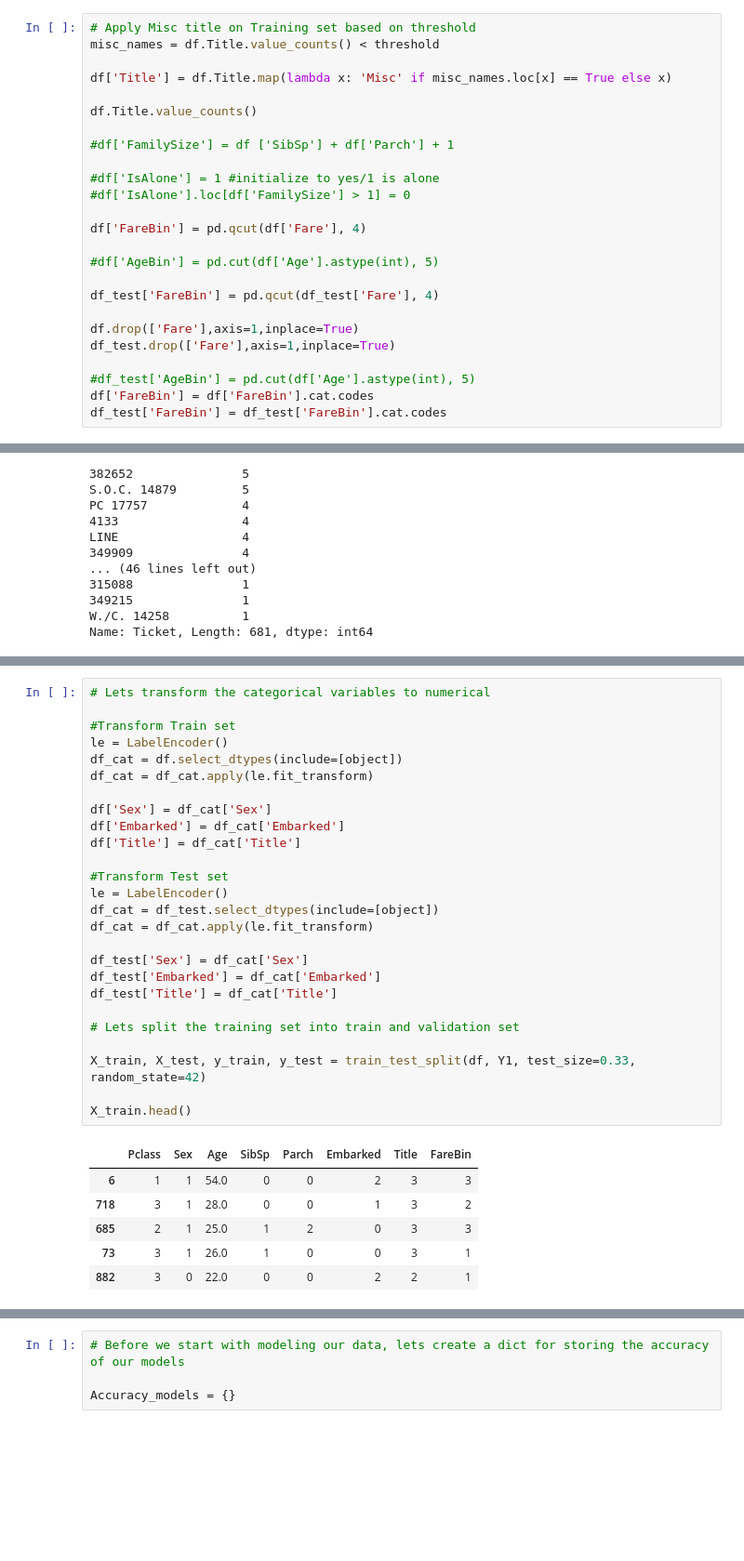
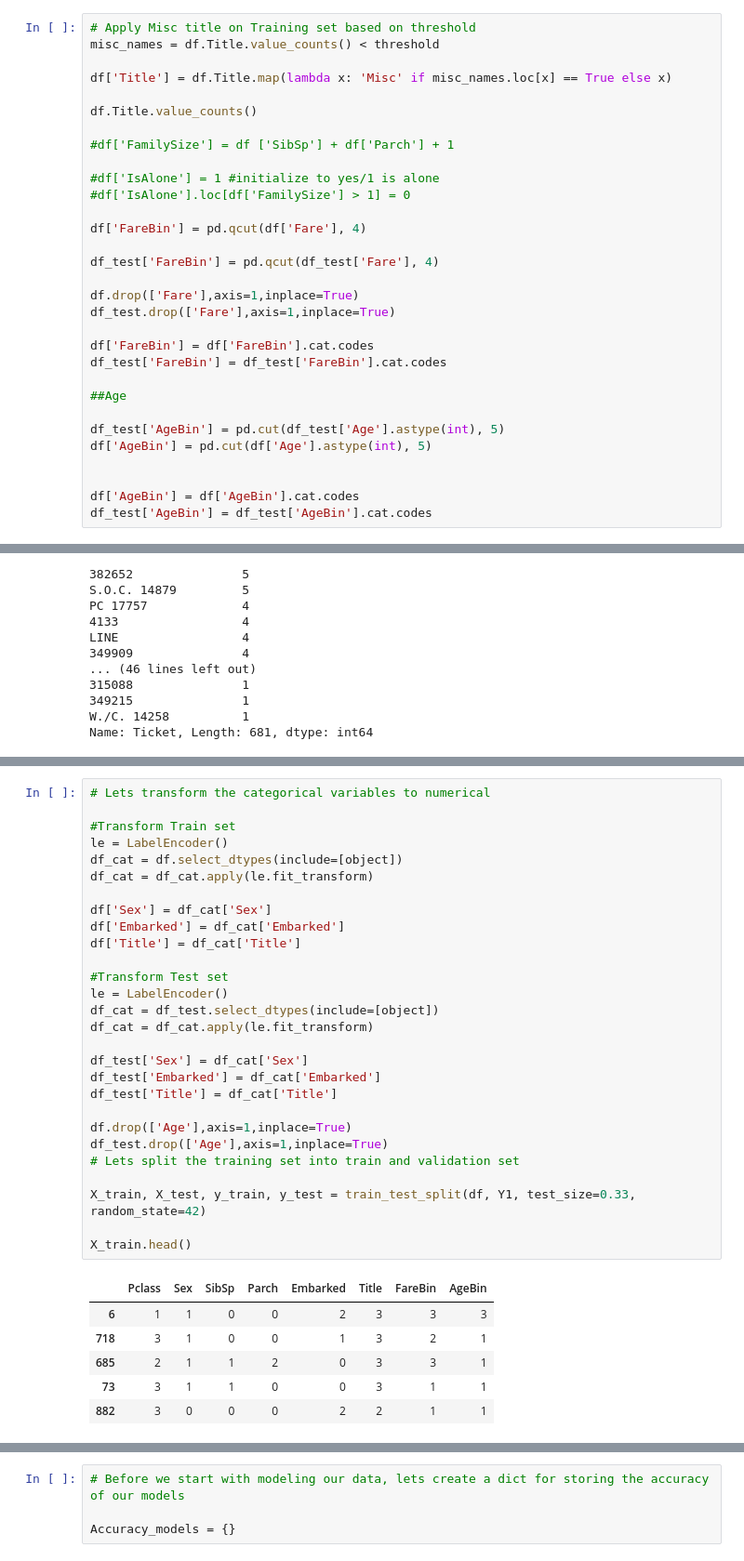
Before and after one commit to shaan0056/Kaggle, a Jupyter notebook: Titanic-Kaggle.ipynb, the cells around one changed output, grey strips where cells are left out. Shown at 93% size. Drawn from its saved outputs; the diff is of its cells as text; blank space fills up the shorter version.

```diff
--- a/Titanic-Kaggle.ipynb
+++ b/Titanic-Kaggle.ipynb
@@ -168,13 +168,19 @@ df.Title.value_counts()
 
 df['FareBin'] = pd.qcut(df['Fare'], 4)
 
-#df['AgeBin'] = pd.cut(df['Age'].astype(int), 5)
-
 df_test['FareBin'] = pd.qcut(df_test['Fare'], 4)
 
 df.drop(['Fare'],axis=1,inplace=True)
 df_test.drop(['Fare'],axis=1,inplace=True)
 
-#df_test['AgeBin'] = pd.cut(df['Age'].astype(int), 5)
 df['FareBin'] = df['FareBin'].cat.codes
 df_test['FareBin'] = df_test['FareBin'].cat.codes
+
+##Age
+
+df_test['AgeBin'] = pd.cut(df_test['Age'].astype(int), 5)
+df['AgeBin'] = pd.cut(df['Age'].astype(int), 5)
+
+
+df['AgeBin'] = df['AgeBin'].cat.codes
+df_test['AgeBin'] = df_test['AgeBin'].cat.codes
@@ -326,36 +333,38 @@ df_test.head()
 # %%
 # Lets transform the categorical variables to numerical
 
 #Transform Train set
 le = LabelEncoder()
 df_cat = df.select_dtypes(include=[object])
 df_cat = df_cat.apply(le.fit_transform)
 
 df['Sex'] = df_cat['Sex']
 df['Embarked'] = df_cat['Embarked']
 df['Title'] = df_cat['Title']
 
 #Transform Test set
 le = LabelEncoder()
 df_cat = df_test.select_dtypes(include=[object])
 df_cat = df_cat.apply(le.fit_transform)
 
 df_test['Sex'] = df_cat['Sex']
 df_test['Embarked'] = df_cat['Embarked']
 df_test['Title'] = df_cat['Title']
 
+df.drop(['Age'],axis=1,inplace=True)
+df_test.drop(['Age'],axis=1,inplace=True)
 # Lets split the training set into train and validation set
 
 X_train, X_test, y_train, y_test = train_test_split(df, Y1, test_size=0.33, random_state=42)
 
 X_train.head()
 # %% [output]
-|  | Pclass | Sex | Age | SibSp | Parch | Embarked | Title | FareBin |
-| 6 | 1 | 1 | 54.0 | 0 | 0 | 2 | 3 | 3 |
-| 718 | 3 | 1 | 28.0 | 0 | 0 | 1 | 3 | 2 |
-| 685 | 2 | 1 | 25.0 | 1 | 2 | 0 | 3 | 3 |
-| 73 | 3 | 1 | 26.0 | 1 | 0 | 0 | 3 | 1 |
-| 882 | 3 | 0 | 22.0 | 0 | 0 | 2 | 2 | 1 |
+|  | Pclass | Sex | SibSp | Parch | Embarked | Title | FareBin | AgeBin |
+| 6 | 1 | 1 | 0 | 0 | 2 | 3 | 3 | 3 |
+| 718 | 3 | 1 | 0 | 0 | 1 | 3 | 2 | 1 |
+| 685 | 2 | 1 | 1 | 2 | 0 | 3 | 3 | 1 |
+| 73 | 3 | 1 | 1 | 0 | 0 | 3 | 1 | 1 |
+| 882 | 3 | 0 | 0 | 0 | 2 | 2 | 1 | 1 |
 # %%
 # All the data in the training set are numerical
 X_train.info()
```
Also changed, not shown: parts of 15 cells of this notebook.
